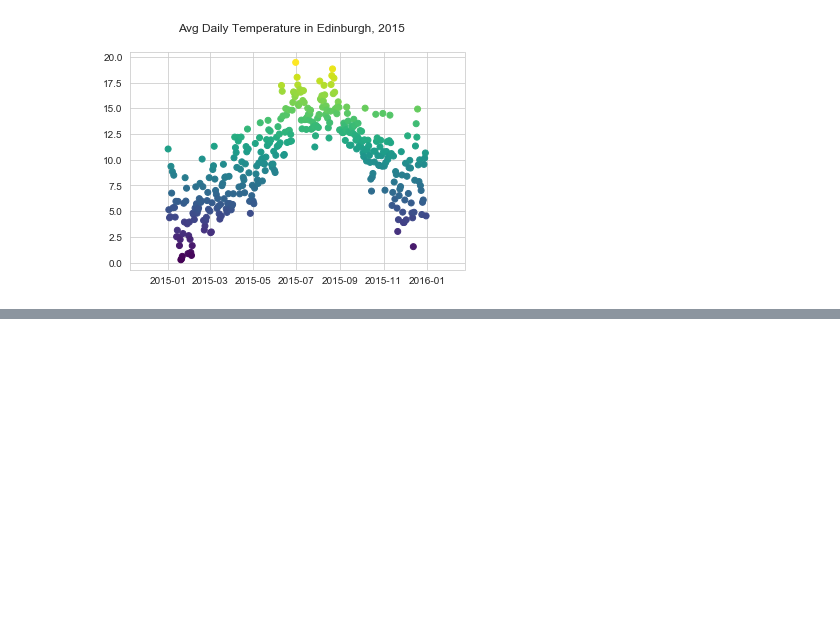
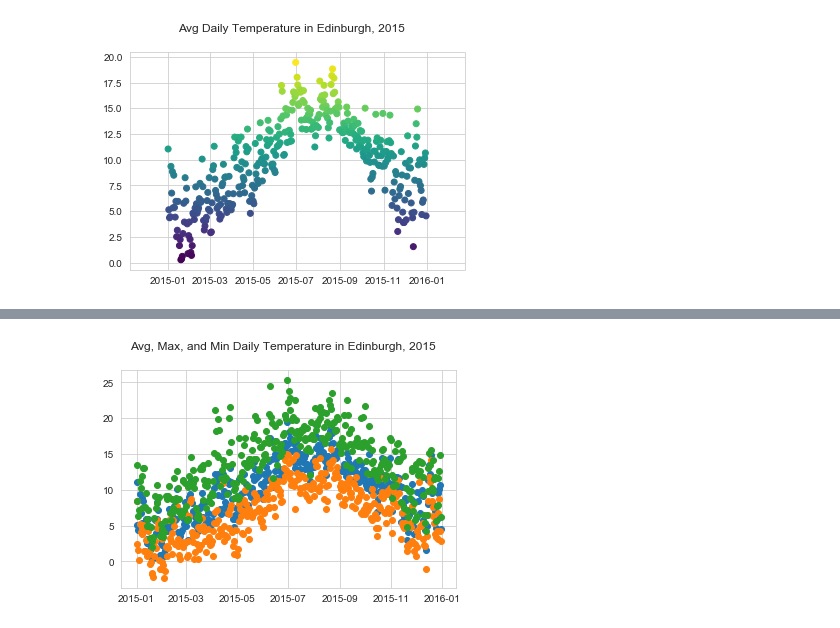
Before and after one commit to a-epstein/temp_converter, a Jupyter notebook: weather_analysis.ipynb, the cells around one changed output, grey strips where cells are left out. Cells and saved outputs as stored; diff of their text form; code cells hidden in the pictures; blank space fills up the shorter version.

```diff
--- a/weather_analysis.ipynb
+++ b/weather_analysis.ipynb
@@ -196,0 +197,9 @@ Text(0.5, 0.98, 'Avg Daily Temperature in Edinburgh, 2015')
+# %%
+# Group by day, calculate mean of each day
+edi_daily_stats = edinburgh_minus_573.groupby(['date']).agg({'temp': [min, max, 'mean']}).reset_index()
+
+# Clean up the column headers
+edi_daily_stats.columns = ["_".join(x) for x in edi_daily_stats.columns.ravel()]
+edi_daily_stats.rename(columns={'date_': 'date'},inplace=True)
+
+edi_daily_stats.head()
@@ -196,0 +213,10 @@ Text(0.5, 0.98, 'Avg Daily Temperature in Edinburgh, 2015')
+# %%
+# Plot the data
+sns.set_style('whitegrid')
+plt.plot_date(x = 'date', y = 'temp_mean', data = edi_daily_stats)
+plt.plot_date(x = 'date', y = 'temp_min', data = edi_daily_stats)
+plt.plot_date(x = 'date', y = 'temp_max', data = edi_daily_stats)
+plt.suptitle('Avg, Max, and Min Daily Temperature in Edinburgh, 2015')
+plt.show()
+# %% [output]
+[figure, added]
```
Also changed, not shown: parts of 10 cells of this notebook.
